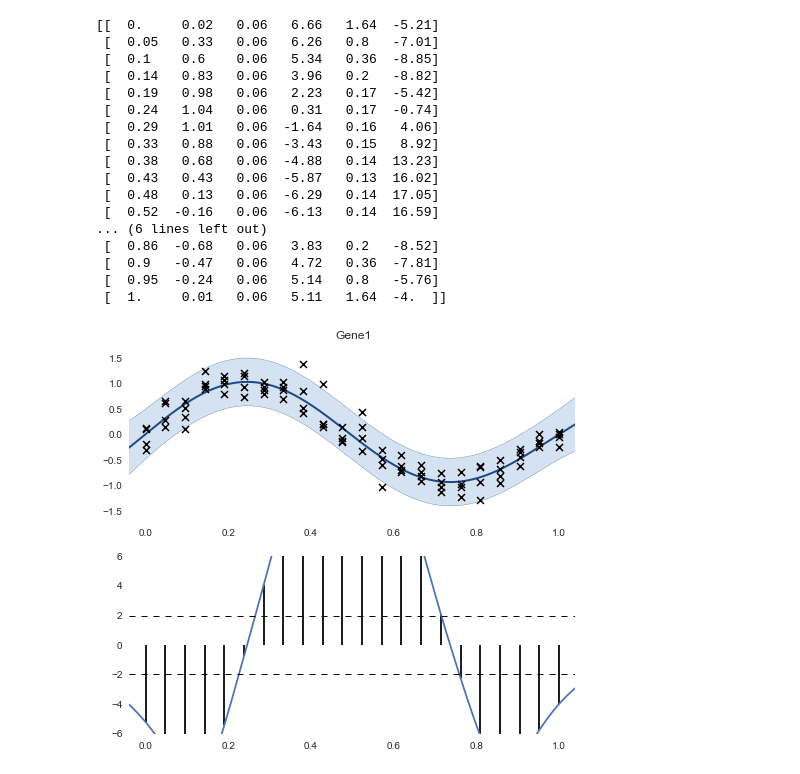
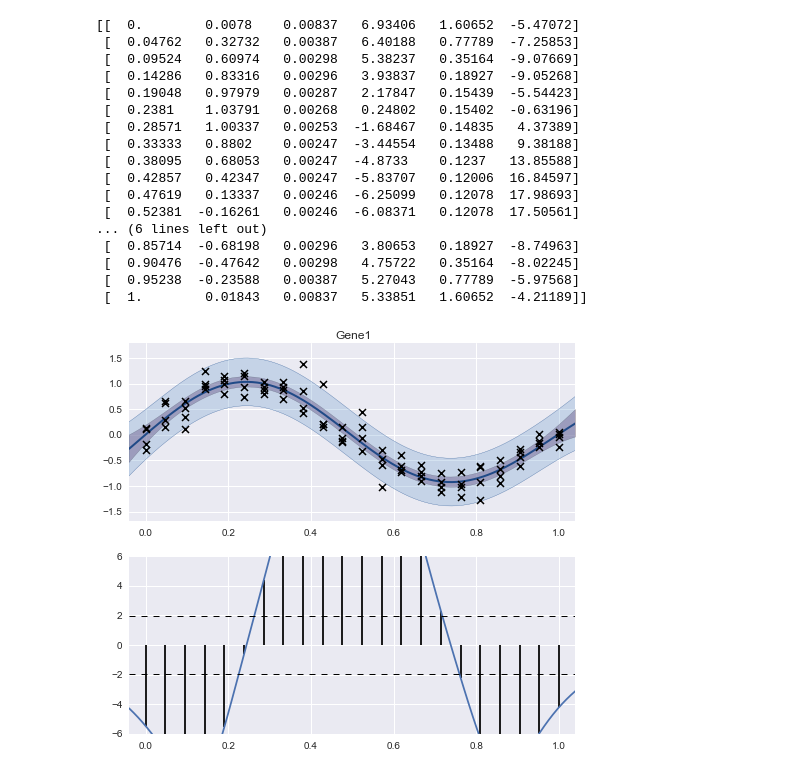
Before and after one commit to smason/ip2, a Jupyter notebook: gradienttool.ipynb, the cells around one changed output. Saved outputs shown, nothing was run; the diff lists cells and outputs as text; code cells hidden in the pictures.

Commit message:
organise packages better and add latent function to plot from gradienttool

```diff
--- a/gradienttool.ipynb
+++ b/gradienttool.ipynb
@@ -24,7 +24,7 @@ def normaliseArray(x):
     mx = np.nanmax(x)
     return (x - mn) / (mx - mn)
 # %%
-inp = sfh.readCsvNamedMatrix(open("gradienttool/testdata/demData.csv"))
+inp = ip2.readCsvNamedMatrix(open("gradienttool/testdata/demData.csv"))
 
 # strip out TP from column names, convert to array and normalise so time runs from $0…1$
 t = [re.sub("^TP","",x) for x in inp.colnames]
@@ -46,24 +46,24 @@ g.optimize()
 # %%
 g.plot(inp.rownames[index],mpl.figure(figsize=(8,7)))
 
-with printoptions(precision=2, edgeitems=8, suppress=True):
+with printoptions(precision=5, edgeitems=8, suppress=True):
     print(g.getResults())
 # %% [output]
-[[  0.     0.02   0.06   6.66   1.64  -5.21]
- [  0.05   0.33   0.06   6.26   0.8   -7.01]
- [  0.1    0.6    0.06   5.34   0.36  -8.85]
- [  0.14   0.83   0.06   3.96   0.2   -8.82]
- [  0.19   0.98   0.06   2.23   0.17  -5.42]
- [  0.24   1.04   0.06   0.31   0.17  -0.74]
- [  0.29   1.01   0.06  -1.64   0.16   4.06]
- [  0.33   0.88   0.06  -3.43   0.15   8.92]
- [  0.38   0.68   0.06  -4.88   0.14  13.23]
- [  0.43   0.43   0.06  -5.87   0.13  16.02]
- [  0.48   0.13   0.06  -6.29   0.14  17.05]
- [  0.52  -0.16   0.06  -6.13   0.14  16.59]
+[[  0.        0.0078    0.00837   6.93406   1.60652  -5.47072]
+ [  0.04762   0.32732   0.00387   6.40188   0.77789  -7.25853]
+ [  0.09524   0.60974   0.00298   5.38237   0.35164  -9.07669]
+ [  0.14286   0.83316   0.00296   3.93837   0.18927  -9.05268]
+ [  0.19048   0.97979   0.00287   2.17847   0.15439  -5.54423]
+ [  0.2381    1.03791   0.00268   0.24802   0.15402  -0.63196]
+ [  0.28571   1.00337   0.00253  -1.68467   0.14835   4.37389]
+ [  0.33333   0.8802    0.00247  -3.44554   0.13488   9.38188]
+ [  0.38095   0.68053   0.00247  -4.8733    0.1237   13.85588]
+ [  0.42857   0.42347   0.00247  -5.83707   0.12006  16.84597]
+ [  0.47619   0.13337   0.00246  -6.25099   0.12078  17.98693]
+ [  0.52381  -0.16261   0.00246  -6.08371   0.12078  17.50561]
 ... (6 lines left out)
- [  0.86  -0.68   0.06   3.83   0.2   -8.52]
- [  0.9   -0.47   0.06   4.72   0.36  -7.81]
- [  0.95  -0.24   0.06   5.14   0.8   -5.76]
- [  1.     0.01   0.06   5.11   1.64  -4.  ]]
+ [  0.85714  -0.68198   0.00296   3.80653   0.18927  -8.74963]
+ [  0.90476  -0.47642   0.00298   4.75722   0.35164  -8.02245]
+ [  0.95238  -0.23588   0.00387   5.27043   0.77789  -5.97568]
+ [  1.        0.01843   0.00837   5.33851   1.60652  -4.21189]]
-[figure, old version]
+[figure, new version]
```
Also changed, not shown: parts of 1 cell of this notebook, 3 other files.
